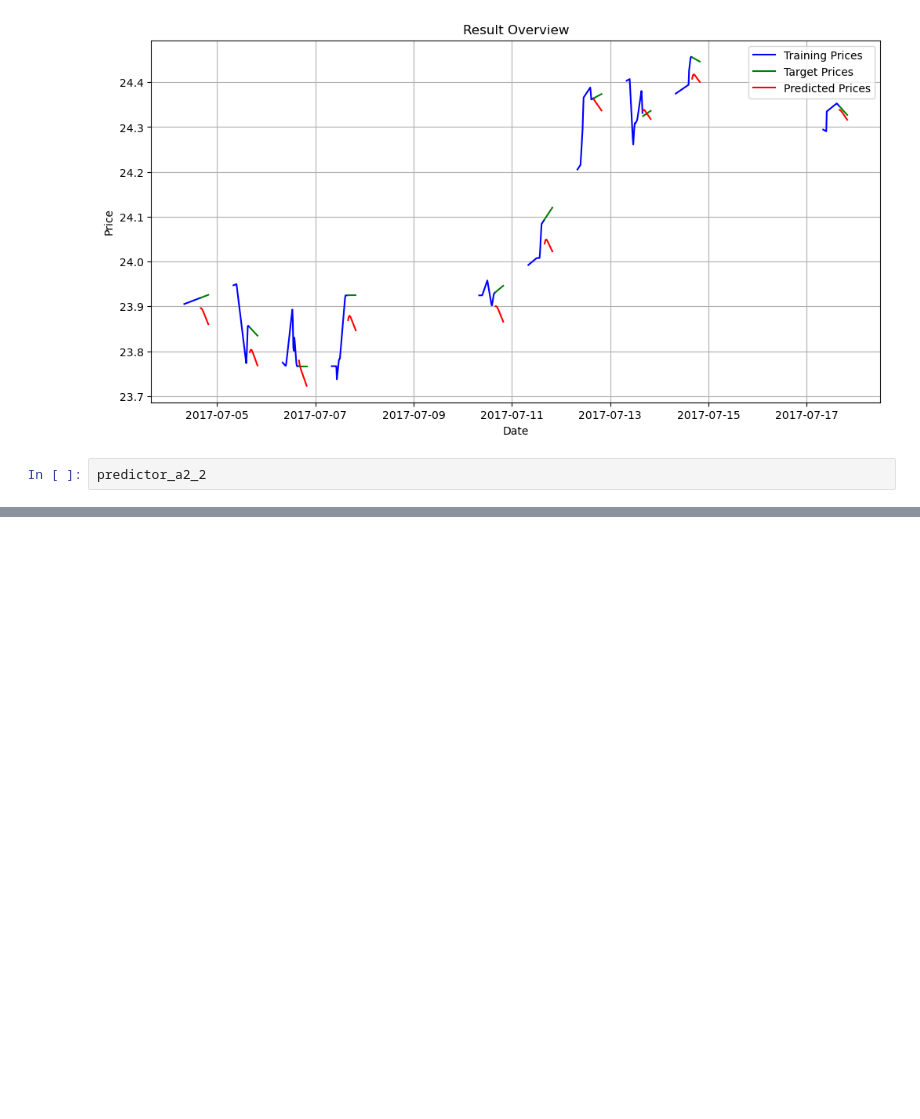
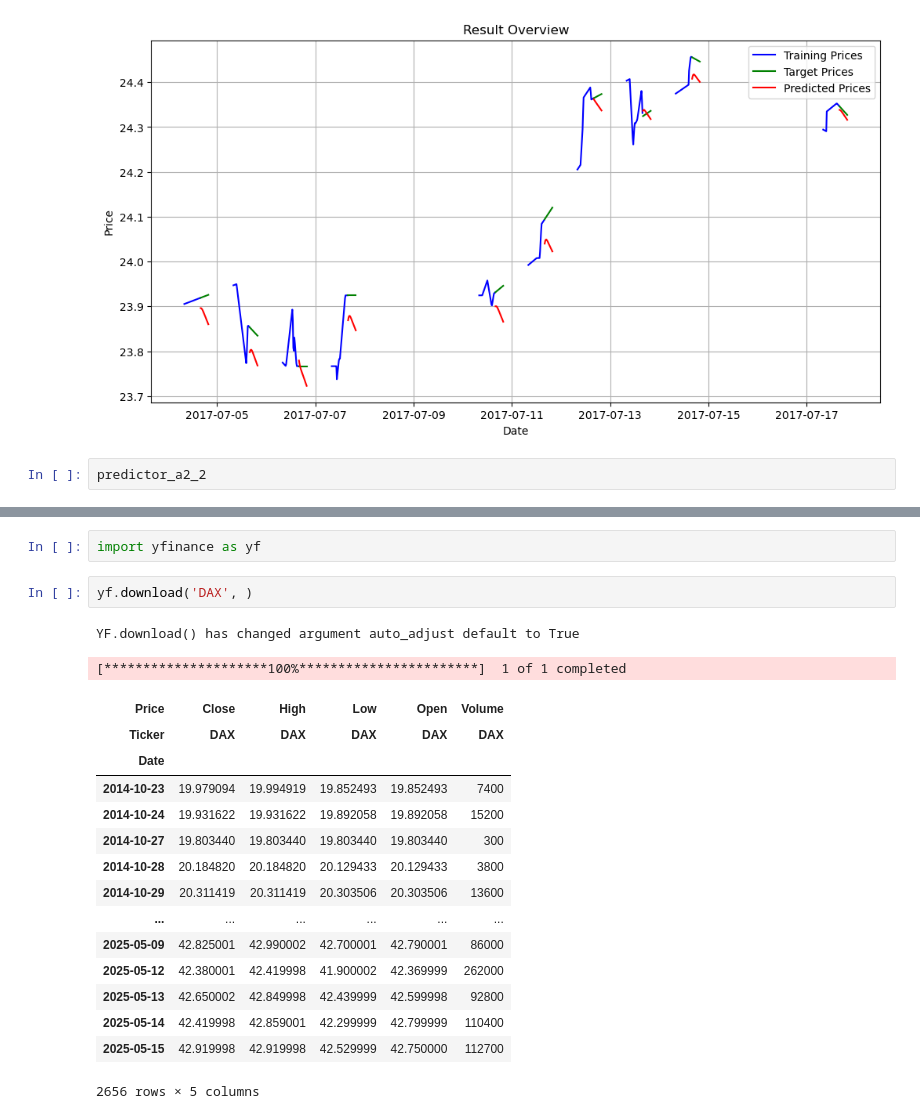
Before and after one commit to paulruesing/hybrid-rl-index-trading, a Jupyter notebook: notebooks/predictor_parametrisation.ipynb, the cells around one changed output, grey strips where cells are left out. Drawn from its saved outputs; the diff is of its cells as text; blank space fills up the shorter version.

```diff
--- a/notebooks/predictor_parametrisation.ipynb
+++ b/notebooks/predictor_parametrisation.ipynb
@@ -922,0 +1067,22 @@ predictor_a2_2
+# %%
+import yfinance as yf
+# %%
+yf.download('DAX', )
+# %% [output]
+YF.download() has changed argument auto_adjust default to True
+[*********************100%***********************]  1 of 1 completed
+| Price | Close | High | Low | Open | Volume |
+| Ticker | DAX | DAX | DAX | DAX | DAX |
+| Date |  |  |  |  |  |
+| 2014-10-23 | 19.979094 | 19.994919 | 19.852493 | 19.852493 | 7400 |
+| 2014-10-24 | 19.931622 | 19.931622 | 19.892058 | 19.892058 | 15200 |
+| 2014-10-27 | 19.803440 | 19.803440 | 19.803440 | 19.803440 | 300 |
+| 2014-10-28 | 20.184820 | 20.184820 | 20.129433 | 20.129433 | 3800 |
+| 2014-10-29 | 20.311419 | 20.311419 | 20.303506 | 20.303506 | 13600 |
+| ... | ... | ... | ... | ... | ... |
+| 2025-05-09 | 42.825001 | 42.990002 | 42.700001 | 42.790001 | 86000 |
+| 2025-05-12 | 42.380001 | 42.419998 | 41.900002 | 42.369999 | 262000 |
+| 2025-05-13 | 42.650002 | 42.849998 | 42.439999 | 42.599998 | 92800 |
+| 2025-05-14 | 42.419998 | 42.859001 | 42.299999 | 42.799999 | 110400 |
+| 2025-05-15 | 42.919998 | 42.919998 | 42.529999 | 42.750000 | 112700 |
+2656 rows × 5 columns
```
Also changed, not shown: parts of 13 cells of this notebook.
